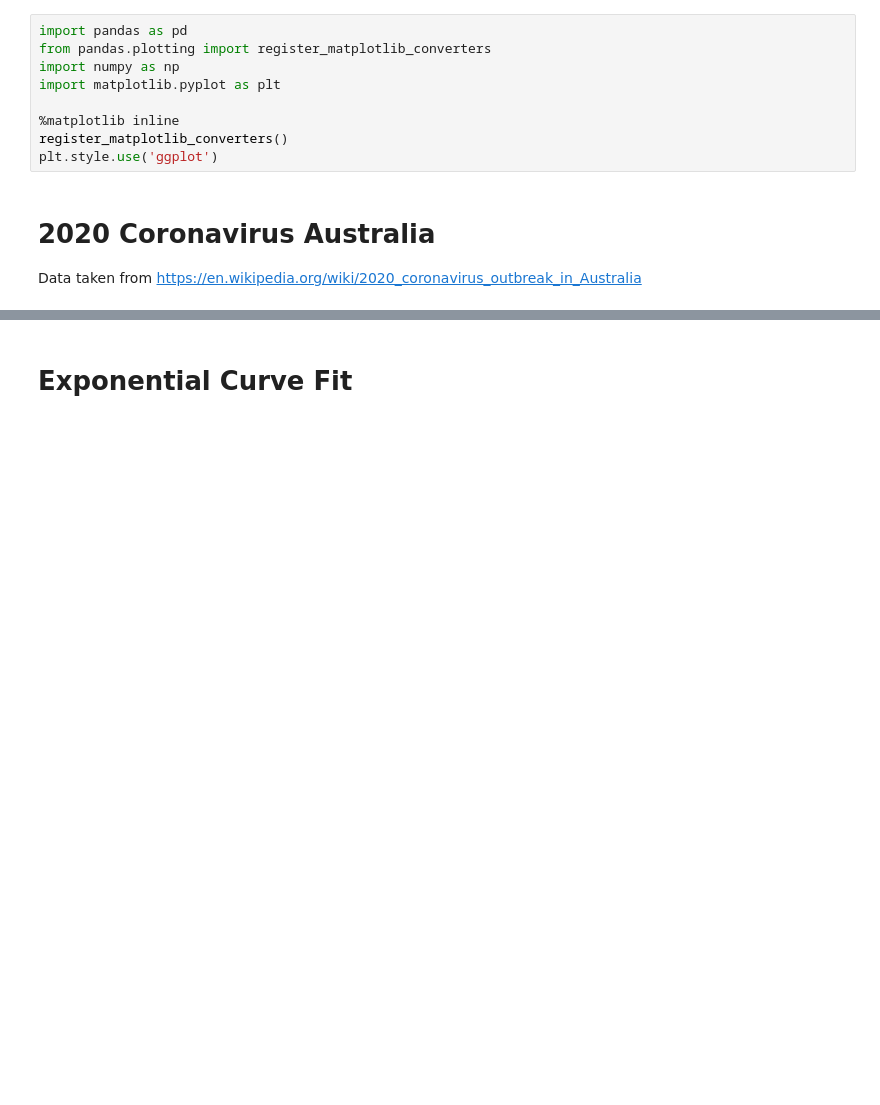
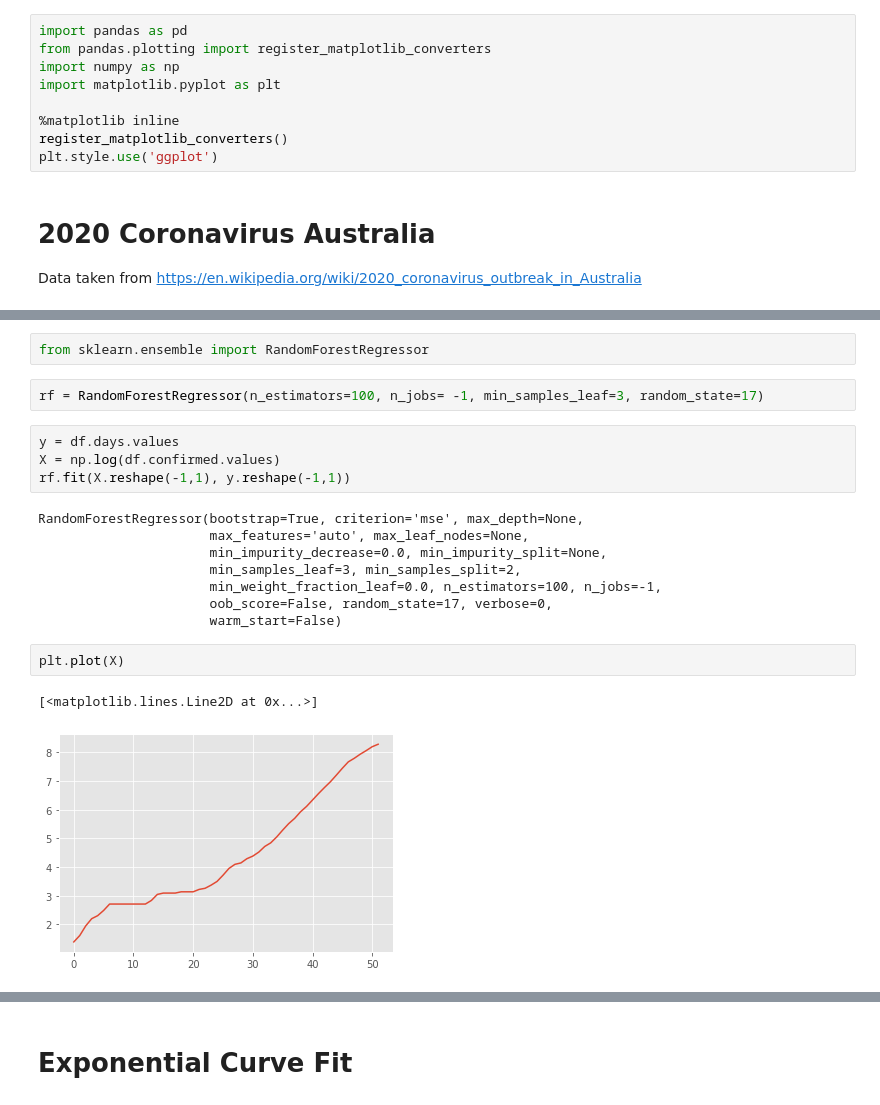
Before and after one commit to sumedho/covid19_australia, a Jupyter notebook: covid analysis.ipynb, the cells around one changed output, grey strips where cells are left out. Saved outputs shown, nothing was run; the diff lists cells and outputs as text; blank space fills up the shorter version.

```diff
--- a/covid analysis.ipynb
+++ b/covid analysis.ipynb
@@ -45,0 +56,21 @@ ax3.set_title('Australian COVID-19 Deaths');
+# %%
+from sklearn.ensemble import RandomForestRegressor
+# %%
+rf = RandomForestRegressor(n_estimators=100, n_jobs= -1, min_samples_leaf=3, random_state=17)
+# %%
+y = df.days.values
+X = np.log(df.confirmed.values)
+rf.fit(X.reshape(-1,1), y.reshape(-1,1))
+# %% [output]
+RandomForestRegressor(bootstrap=True, criterion='mse', max_depth=None,
+                      max_features='auto', max_leaf_nodes=None,
+                      min_impurity_decrease=0.0, min_impurity_split=None,
+                      min_samples_leaf=3, min_samples_split=2,
+                      min_weight_fraction_leaf=0.0, n_estimators=100, n_jobs=-1,
+                      oob_score=False, random_state=17, verbose=0,
+                      warm_start=False)
+# %%
+plt.plot(X)
+# %% [output]
+[<matplotlib.lines.Line2D at 0x...>]
+[figure, added]
```
Also changed, not shown: parts of 7 cells of this notebook, 5 other files.
